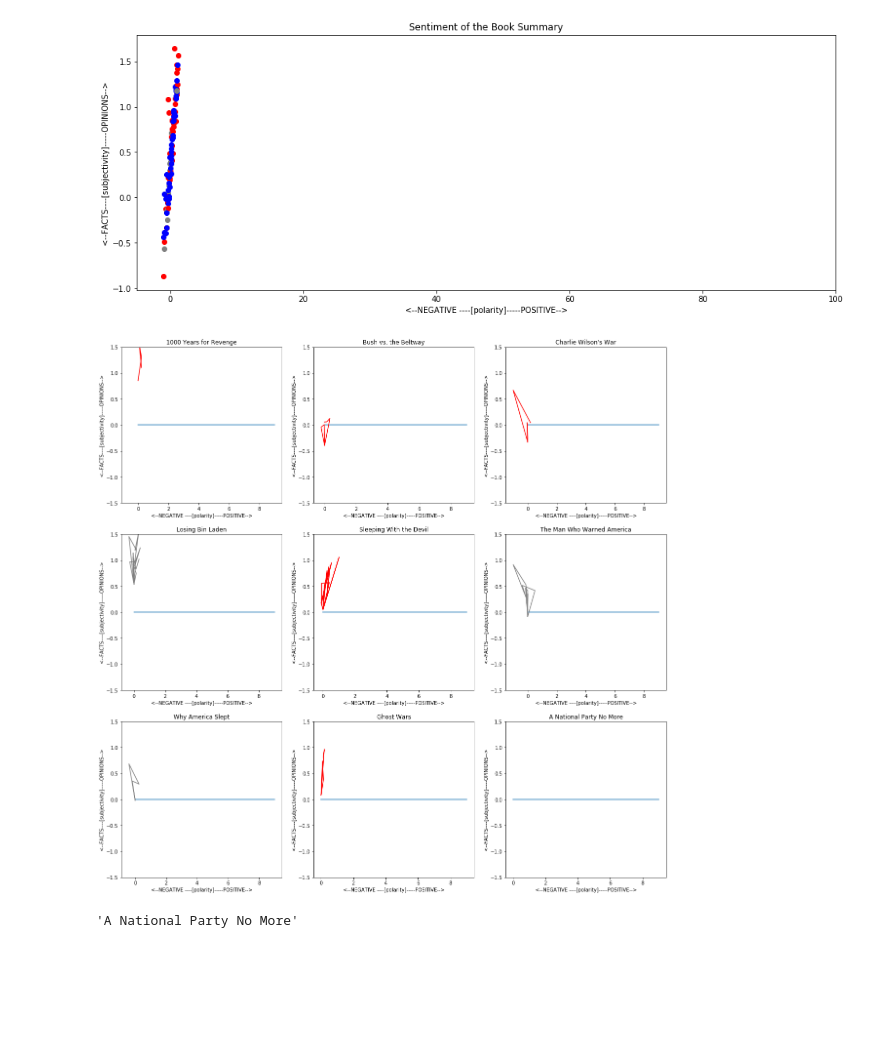
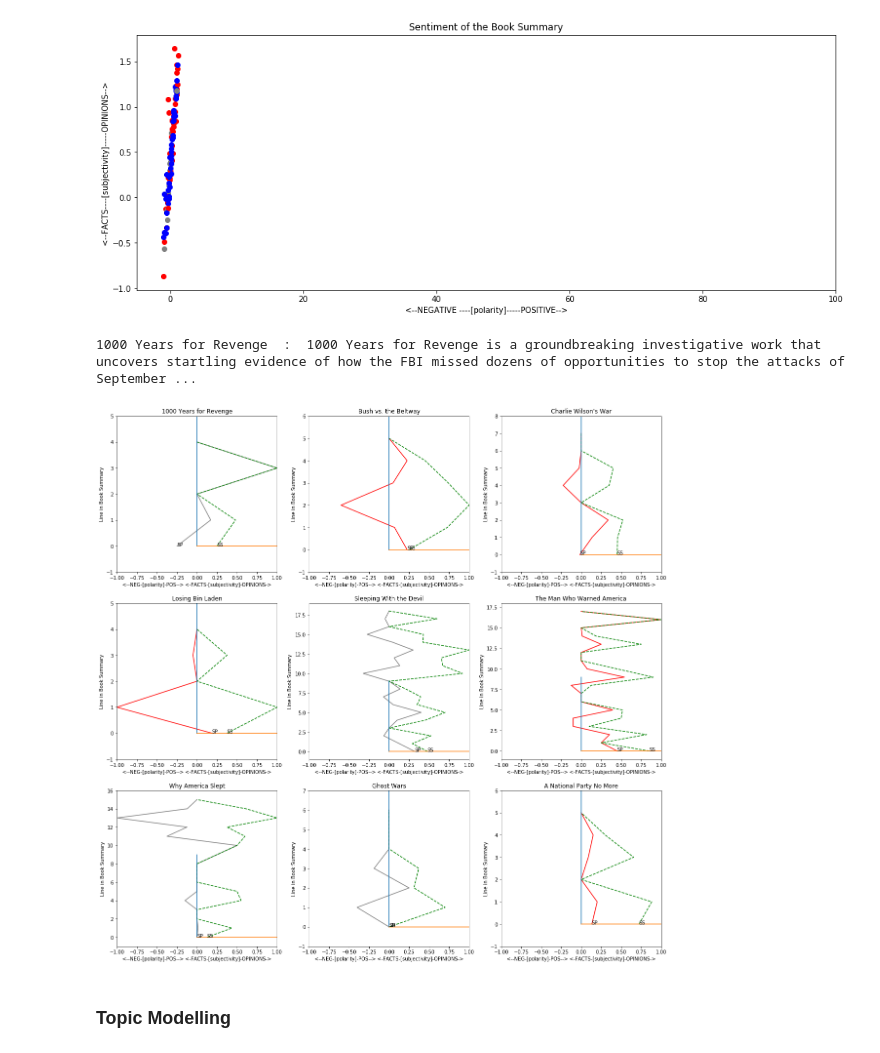
Before and after one commit to Rajwantmishra/620Group, a Jupyter notebook: Final Project-14-17July/Final_Project.ipynb, the cells around one changed output. Drawn from its saved outputs; the diff is of its cells as text; code cells hidden in the pictures; blank space fills up the shorter version.

```diff
--- a/Final Project-14-17July/Final_Project.ipynb
+++ b/Final Project-14-17July/Final_Project.ipynb
@@ -833,34 +833,43 @@ plot.show()
 [figure]
 # %%
 plot.rcParams['figure.figsize']=[20,20]
-for i , book in enumerate(df_book_sentiment.index[0:9]):
-    start= re.split("\.",book_summary_df.Summary[i])[1]
-    end = re.split("\.",book_summary_df.Summary[i])[-2]
+print(df_book_sentiment.Book_Lebel[0]," : ",df_book_sentiment.Book_Summary[0])
+for index , book in enumerate(df_book_sentiment.index[:9]):
+    plot.subplot(3, 3, index +1)
+    start= re.split("\.",book_summary_df.Summary[index])[1]
+    end = re.split("\.",book_summary_df.Summary[index])[-2]
     mu, sigma = 0, 0.5
     z = np.random.normal(mu, sigma, 1)  # noise
-    pol = [ TextBlob(text).sentiment.polarity    for text in re.split("\.",book_summary_df.Summary[i])]
-    sub = [z+ TextBlob(text).sentiment.subjectivity  for text in re.split("\.",book_summary_df.Summary[i])]
+    pol = [ TextBlob(text).sentiment.polarity    for text in re.split("\.",book_summary_df.Summary[book])]
+#     print(df_book_sentiment.Book_Value[index],pol)
+    sub = [TextBlob(text).sentiment.subjectivity  for text in re.split("\.",book_summary_df.Summary[book])]
+    ylen = [l for l in range(len(pol))]
     x = pol
-    y = sub
-    if df_book_sentiment.Book_Value[i] == 'n':
+    x1 = sub
+    y = ylen
+    if df_book_sentiment.Book_Value[index] == 'n':
         plot.plot(x,y,color = 'gray')
-    elif df_book_sentiment.Book_Value[i] == 'c':
+        plot.plot(x1,y,color = 'green',linestyle='--')
+
+    elif df_book_sentiment.Book_Value[index] == 'c':
         plot.plot(x,y,color = 'red')
+        plot.plot(x1,y,color = 'green',linestyle='--')
     else:
         plot.plot(x,y,color = 'blue')
-    plot.subplot(3, 3, i+1)
-    plot.ylim(ymin=-1.5,ymax=1.5)
+        plot.plot(x1,y,color = 'green',linestyle='--')
+#     plot.annotate("START",xy=(x[0],y[0]),xytext=(x[0]+0.01,y[0]-0.05),arrowprops=dict(facecolor='blue', shrink=0.1))
+    plot.annotate("SP", xy=(x[0], y[0]))
+    plot.annotate("SS", xy=(x1[0], y[0]))
+#     plot.arrow(x[0],y[0],x[0]+.0002, y[0]+.0002)
+    plot.ylim(ymin=-1,ymax=len(pol))
+    plot.xlim(xmin=-1,xmax=1)
+    plot.plot(np.zeros(10),np.arange(0,10))
     plot.plot(np.arange(0,10),np.zeros(10))
-    plot.title(book_name[i])
-    plot.xlabel("<--NEGATIVE ----[polarity]-----POSITIVE-->")
-    plot.ylabel("<--FACTS----[subjectivity]-----OPINIONS-->")
+
+    plot.title(book_name[index])
+    plot.xlabel("<--NEG-[polarity]-POS--> <-FACTS-[subjectivity]-OPINIONS->")
+    plot.ylabel("Line in Book Summary")
 plot.show()
 # %% [output]
+1000 Years for Revenge  :  1000 Years for Revenge is a groundbreaking investigative work that uncovers startling evidence of how the FBI missed dozens of opportunities to stop the attacks of September ...
-[figure, old version]
+[figure, new version]
-# %%
-start= re.split("\.",book_summary_df.Summary[1])[1]
-end = re.split("\.",book_summary_df.Summary[1])[-2]
-df_book_sentiment.index[:5]
-book_name[8]
-# %% [output]
-'A National Party No More'
@@ -897,0 +876,2 @@ plot.show()
+# %% [markdown]
+### Topic Modelling
```
Also changed, not shown: parts of 2 cells of this notebook.
